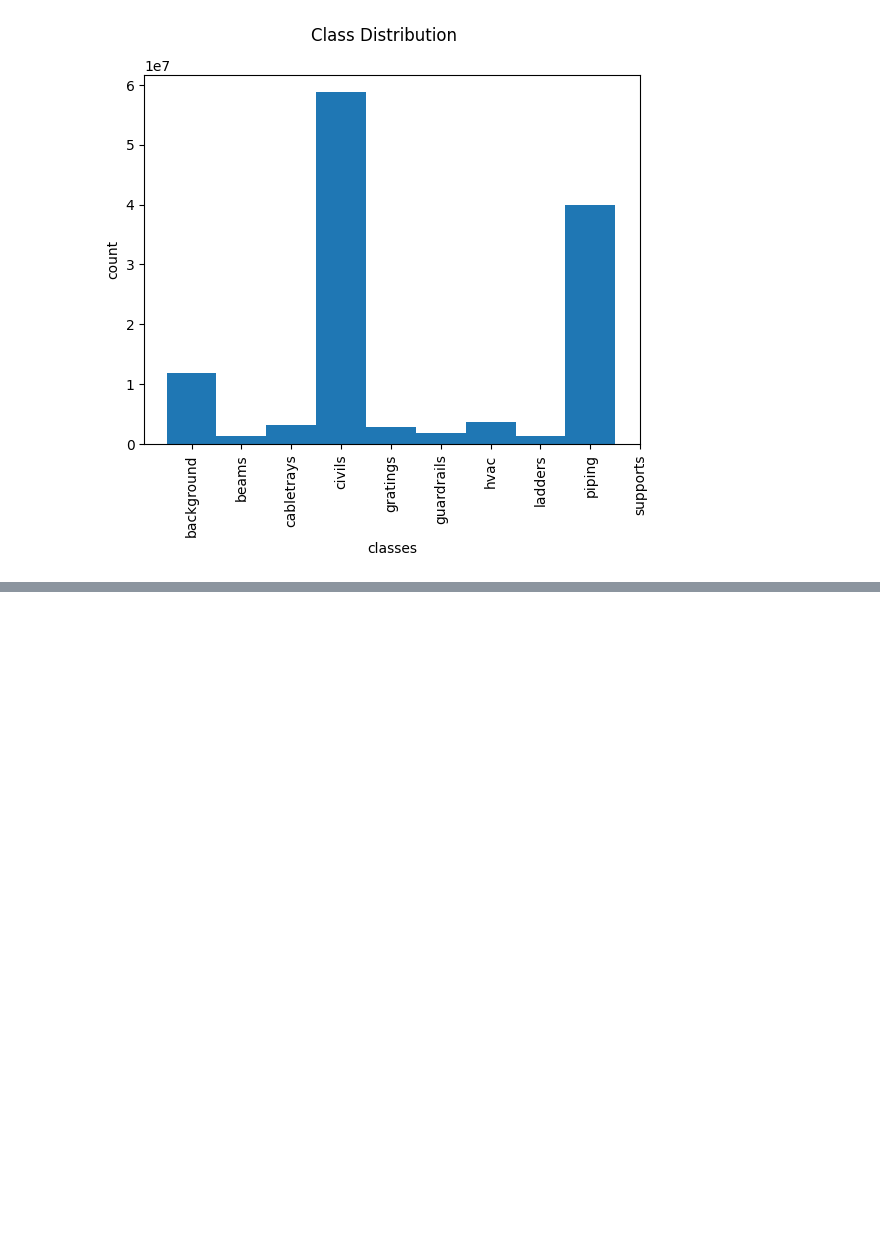
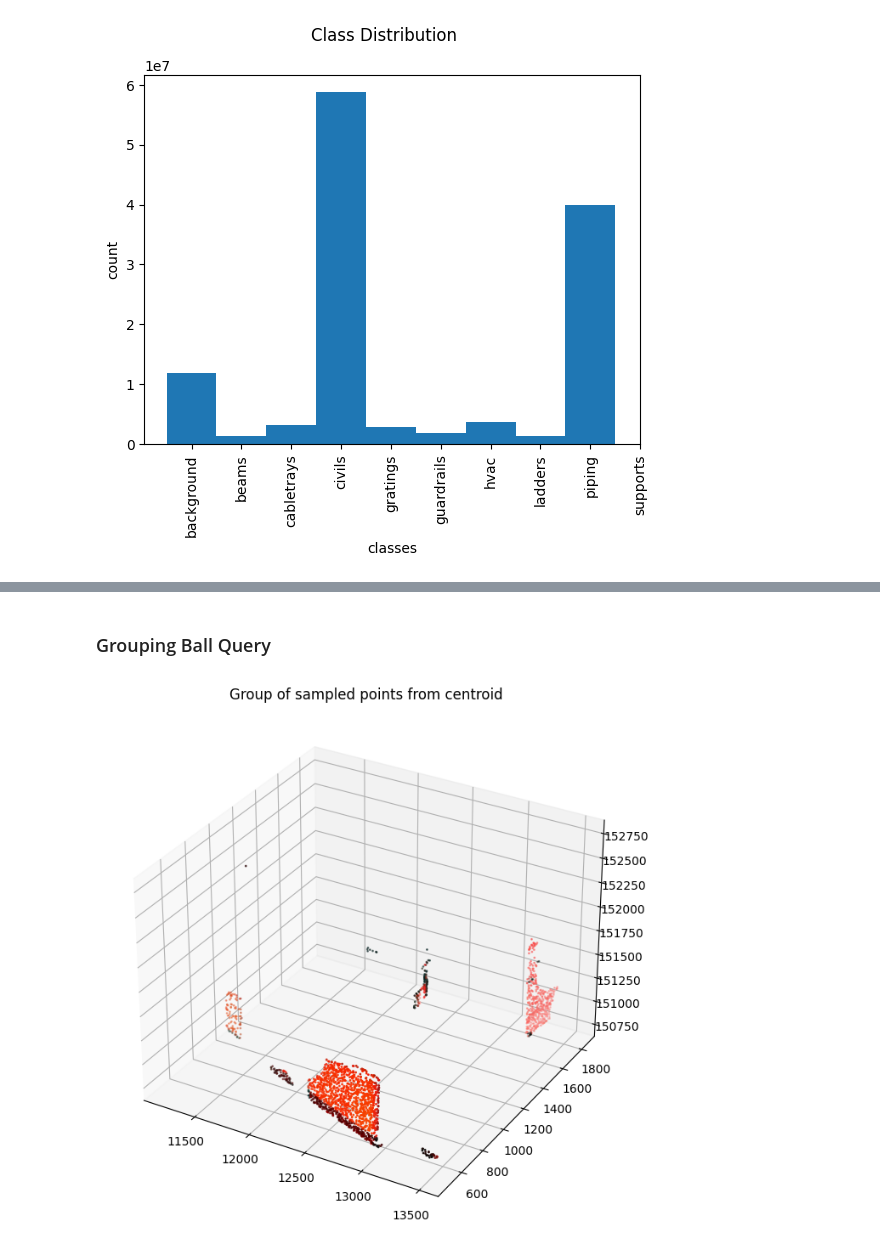
Before and after one commit to alexjercan/point-cloud-segmentation, a Jupyter notebook: eda.ipynb, the cells around one changed output, grey strips where cells are left out. Saved outputs shown, nothing was run; the diff lists cells and outputs as text; code cells hidden in the pictures; blank space fills up the shorter version.

```diff
--- a/eda.ipynb
+++ b/eda.ipynb
@@ -42,0 +174,26 @@ plt.show()
+# %% [markdown]
+### Grouping Ball Query
+# %%
+tree = BallTree(x_u[:, :3])
+# %%
+dist, ind = tree.query(x_u[point_idx[0]][:, :3], k=2_000)
+# %%
+x_sample = x_u[ind[4]]
+
+x_sample_pos = x_sample[:, :3]
+x_sample_rgb = x_sample[:, 3:6] / 255.0
+x_sample_int = x_sample[:, 6:] / 255.0
+
+x = x_sample_pos[:, 0]
+y = x_sample_pos[:, 1]
+z = x_sample_pos[:, 2]
+
+fig = plt.figure(figsize=(8, 8))
+ax = fig.add_subplot(111, projection='3d')
+
+ax.scatter(x, y, z, c=x_sample_rgb, s=1)
+
+plt.title("Group of sampled points from centroid")
+plt.show()
+# %% [output]
+[figure, added]
```
Also changed, not shown: parts of 20 cells of this notebook, 1 other file.
